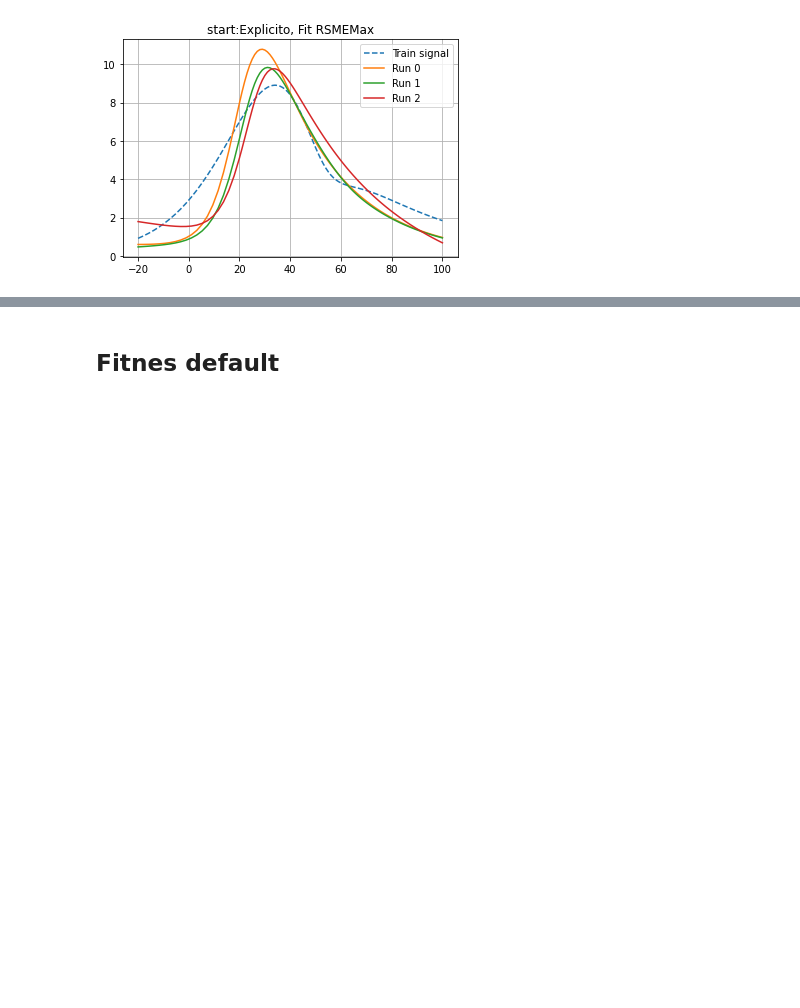
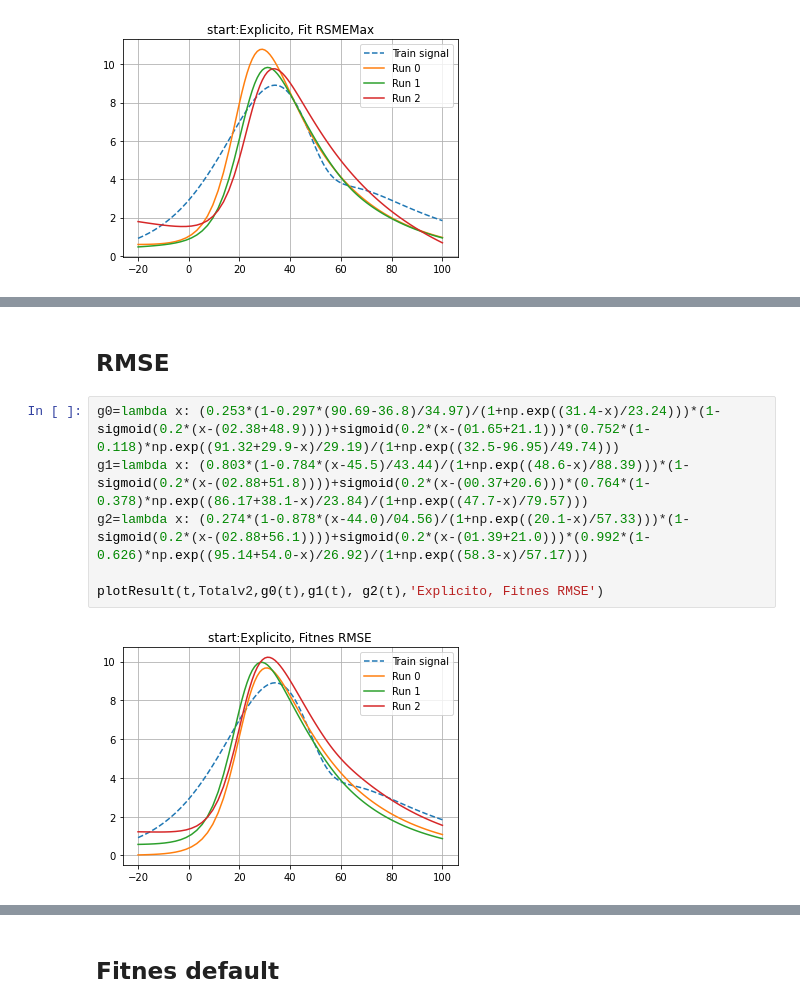
Before and after one commit to nfierroflo/Evolutionary-computation, a Jupyter notebook: evolutivacompletoc1.ipynb, the cells around one changed output, grey strips where cells are left out. Saved outputs shown, nothing was run; the diff lists cells and outputs as text; blank space fills up the shorter version.

```diff
--- a/evolutivacompletoc1.ipynb
+++ b/evolutivacompletoc1.ipynb
@@ -128,3 +138,13 @@ plotResult(t,Totalv2,g0(t),g1(t), g2(t),'Explicito, Fit RSMEMax')
+# %% [markdown]
+## RMSE
+# %%
+g0=lambda x: (0.253*(1-0.297*(90.69-36.8)/34.97)/(1+np.exp((31.4-x)/23.24)))*(1-sigmoid(0.2*(x-(02.38+48.9))))+sigmoid(0.2*(x-(01.65+21.1)))*(0.752*(1-0.118)*np.exp((91.32+29.9-x)/29.19)/(1+np.exp((32.5-96.95)/49.74)))
+g1=lambda x: (0.803*(1-0.784*(x-45.5)/43.44)/(1+np.exp((48.6-x)/88.39)))*(1-sigmoid(0.2*(x-(02.88+51.8))))+sigmoid(0.2*(x-(00.37+20.6)))*(0.764*(1-0.378)*np.exp((86.17+38.1-x)/23.84)/(1+np.exp((47.7-x)/79.57)))
+g2=lambda x: (0.274*(1-0.878*(x-44.0)/04.56)/(1+np.exp((20.1-x)/57.33)))*(1-sigmoid(0.2*(x-(02.88+56.1))))+sigmoid(0.2*(x-(01.39+21.0)))*(0.992*(1-0.626)*np.exp((95.14+54.0-x)/26.92)/(1+np.exp((58.3-x)/57.17)))
+
+plotResult(t,Totalv2,g0(t),g1(t), g2(t),'Explicito, Fitnes RMSE')
+# %% [output]
+[figure, added]
 # %%
 base='progress_report.csv'
 generacion, minfit=LeerArchivo(base)
```
Also changed, not shown: parts of 4 cells of this notebook.
